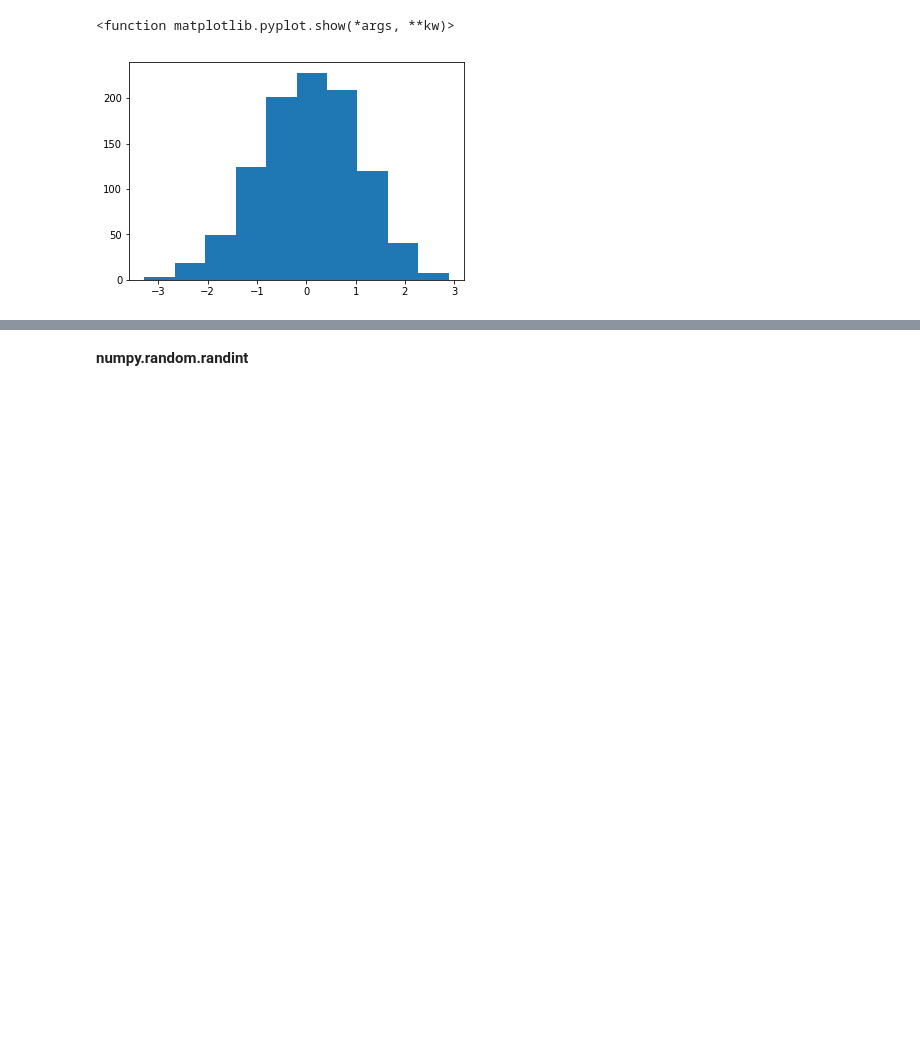
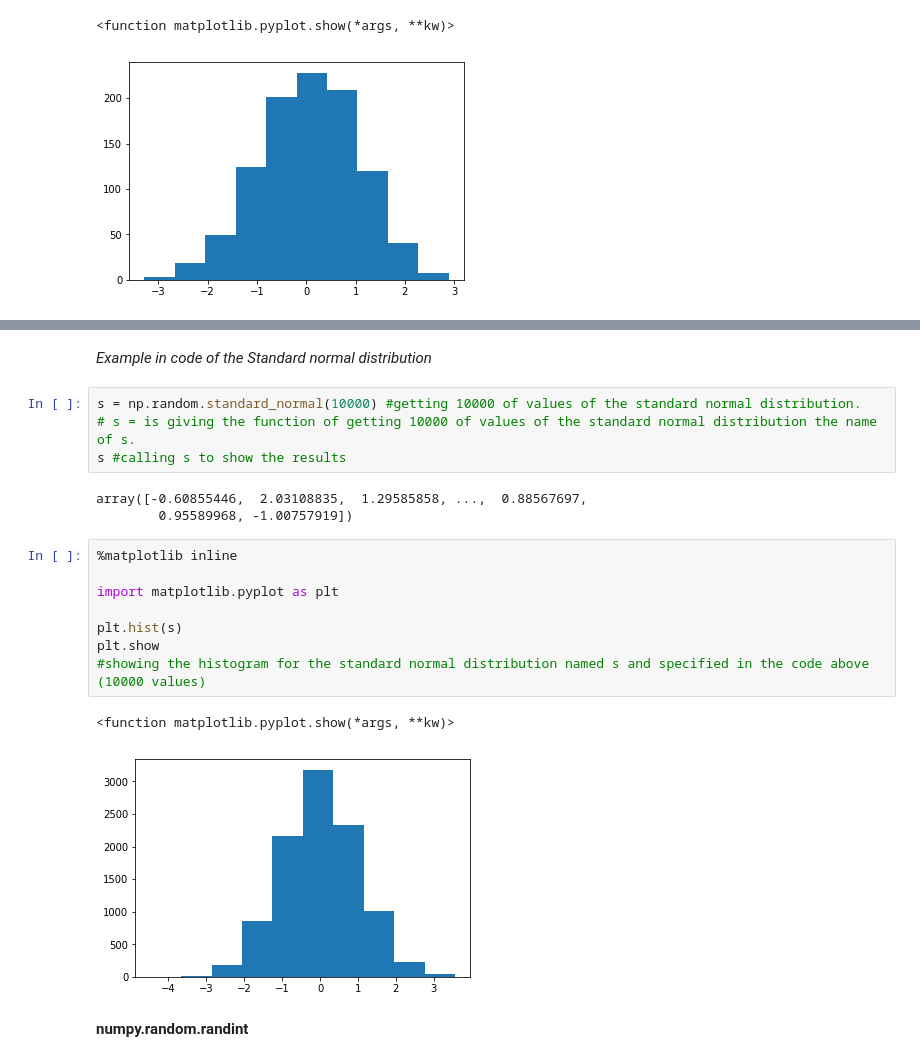
Before and after one commit to Nayade2lu/Numpy_random, a Jupyter notebook: Numpy.random.ipynb, the cells around one changed output, grey strips where cells are left out. Cells and saved outputs as stored; diff of their text form; blank space fills up the shorter version.

Commit message:
standard normal distribution explanation and example

```diff
--- a/Numpy.random.ipynb
+++ b/Numpy.random.ipynb
@@ -125,3 +131,23 @@ For example, a large standard deviation creates a bell that is short and wide wh
+# %% [markdown]
+*Example in code of the Standard normal distribution*
+# %%
+s = np.random.standard_normal(10000) #getting 10000 of values of the standard normal distribution.
+# s = is giving the function of getting 10000 of values of the standard normal distribution the name of s.
+s #calling s to show the results
+# %% [output]
+array([-0.60855446,  2.03108835,  1.29585858, ...,  0.88567697,
+        0.95589968, -1.00757919])
+# %%
+%matplotlib inline
+
+import matplotlib.pyplot as plt
+
+plt.hist(s)
+plt.show
+#showing the histogram for the standard normal distribution named s and specified in the code above (10000 values)
+# %% [output]
+<function matplotlib.pyplot.show(*args, **kw)>
+[figure, added]
 # %% [markdown]
 **numpy.random.randint**
 # %%
```
Also changed, not shown: parts of 2 cells of this notebook.
